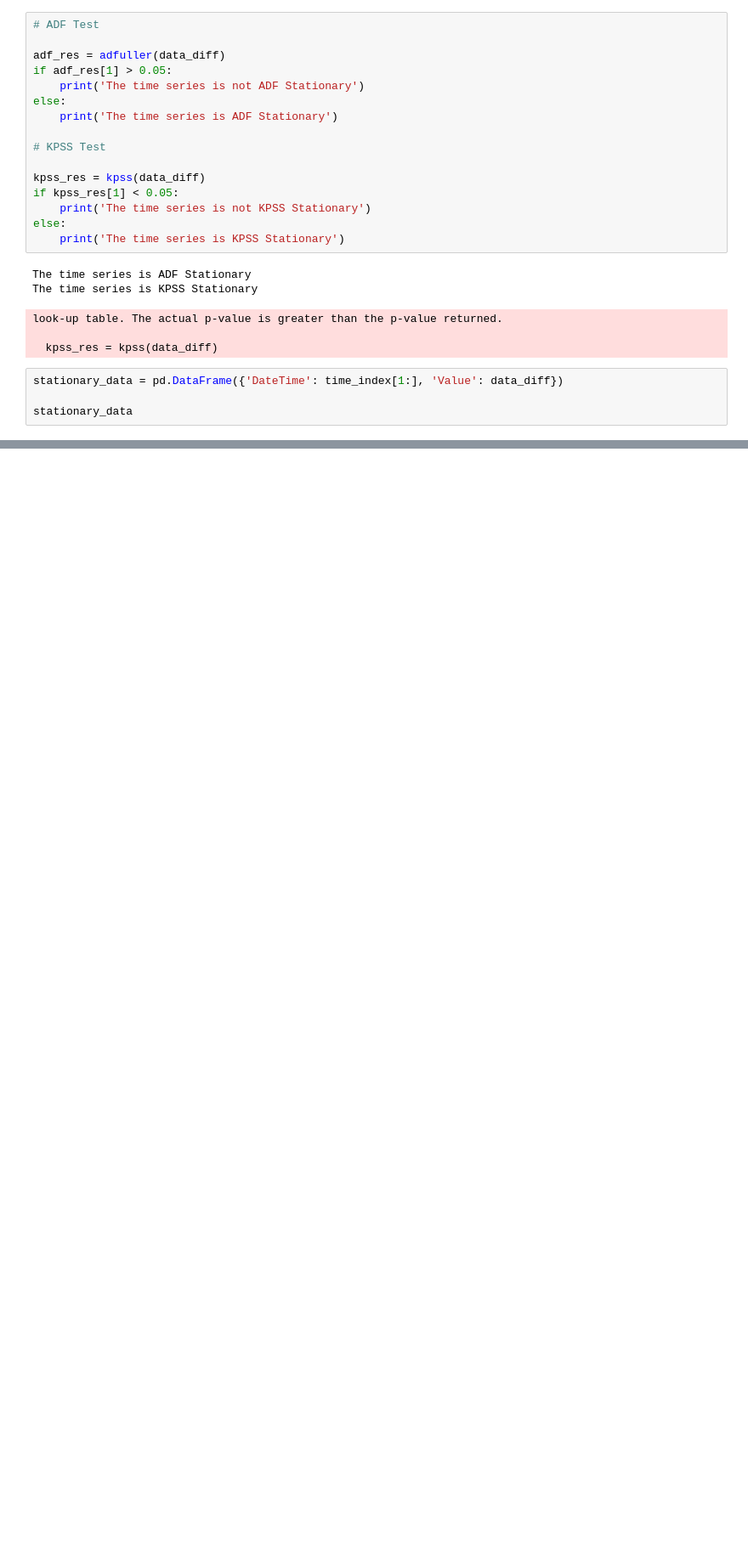
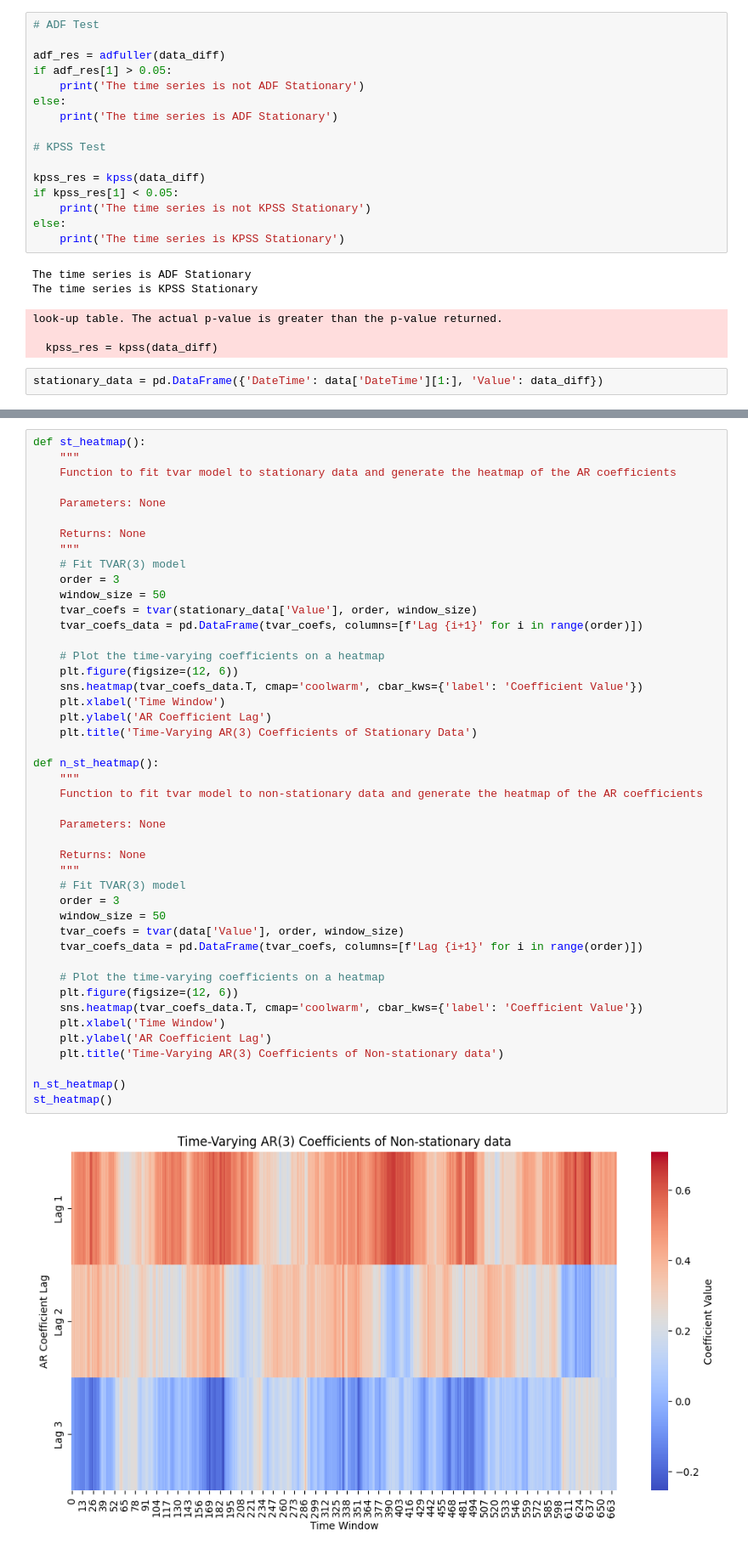
Before and after one commit to SohamDeep2026/Tinkering-with-a-TVAR-Model, a Jupyter notebook: TVAR_Model.ipynb, the cells around one changed output, grey strips where cells are left out. Shown at 85% size. Saved outputs shown, nothing was run; the diff lists cells and outputs as text; blank space fills up the shorter version.

```diff
--- a/TVAR_Model.ipynb
+++ b/TVAR_Model.ipynb
@@ -135,6 +212,4 @@ look-up table. The actual p-value is greater than the p-value returned.
 
   kpss_res = kpss(data_diff)
 # %%
-stationary_data = pd.DataFrame({'DateTime': time_index[1:], 'Value': data_diff})
-
-stationary_data
+stationary_data = pd.DataFrame({'DateTime': data['DateTime'][1:], 'Value': data_diff})
@@ -270,0 +316,47 @@ plt.show()
+# %%
+def st_heatmap():
+    """
+    Function to fit tvar model to stationary data and generate the heatmap of the AR coefficients
+
+    Parameters: None
+
+    Returns: None
+    """
+    # Fit TVAR(3) model
+    order = 3
+    window_size = 50
+    tvar_coefs = tvar(stationary_data['Value'], order, window_size)
+    tvar_coefs_data = pd.DataFrame(tvar_coefs, columns=[f'Lag {i+1}' for i in range(order)])
+
+    # Plot the time-varying coefficients on a heatmap
+    plt.figure(figsize=(12, 6))
+    sns.heatmap(tvar_coefs_data.T, cmap='coolwarm', cbar_kws={'label': 'Coefficient Value'})
+    plt.xlabel('Time Window')
+    plt.ylabel('AR Coefficient Lag')
+    plt.title('Time-Varying AR(3) Coefficients of Stationary Data')
+
+def n_st_heatmap():
+    """
+    Function to fit tvar model to non-stationary data and generate the heatmap of the AR coefficients
+
+    Parameters: None
+
+    Returns: None
+    """
+    # Fit TVAR(3) model
+    order = 3
+    window_size = 50
+    tvar_coefs = tvar(data['Value'], order, window_size)
+    tvar_coefs_data = pd.DataFrame(tvar_coefs, columns=[f'Lag {i+1}' for i in range(order)])
+
+    # Plot the time-varying coefficients on a heatmap
+    plt.figure(figsize=(12, 6))
+    sns.heatmap(tvar_coefs_data.T, cmap='coolwarm', cbar_kws={'label': 'Coefficient Value'})
+    plt.xlabel('Time Window')
+    plt.ylabel('AR Coefficient Lag')
+    plt.title('Time-Varying AR(3) Coefficients of Non-stationary data')
+
+n_st_heatmap()
+st_heatmap()
+# %% [output]
+[figure, added]
```
Also changed, not shown: parts of 17 cells of this notebook.
